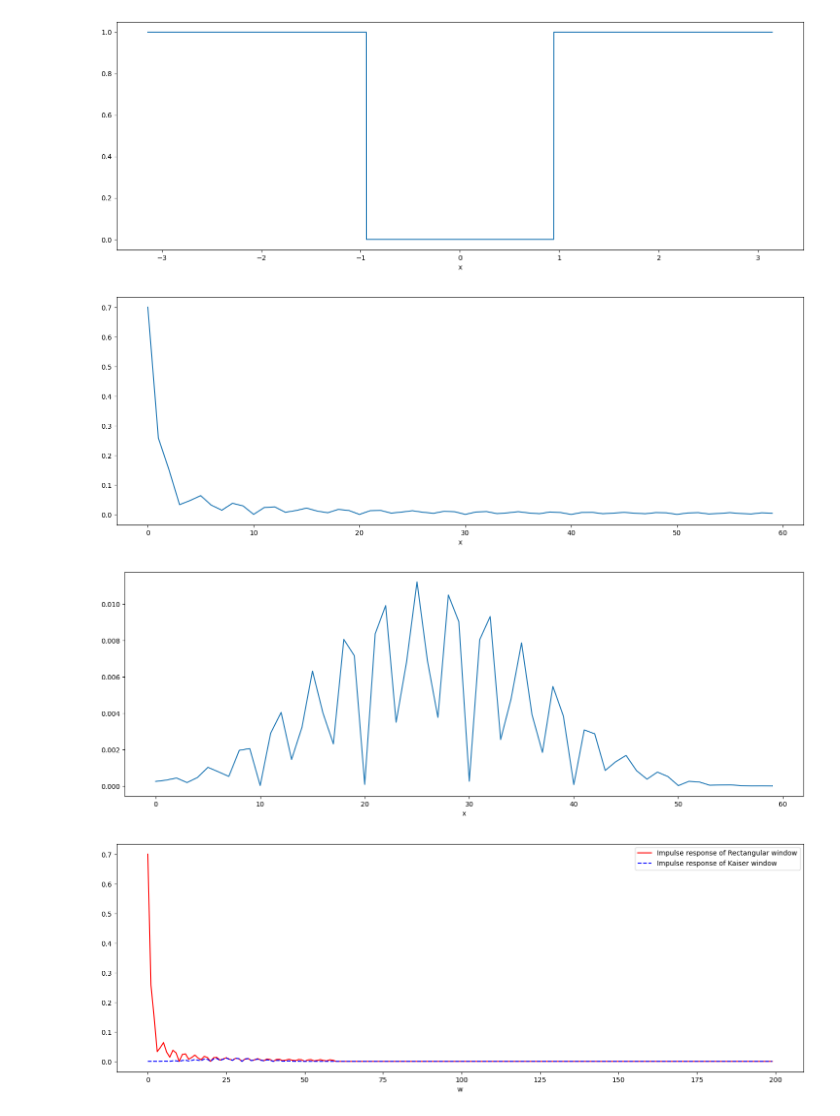
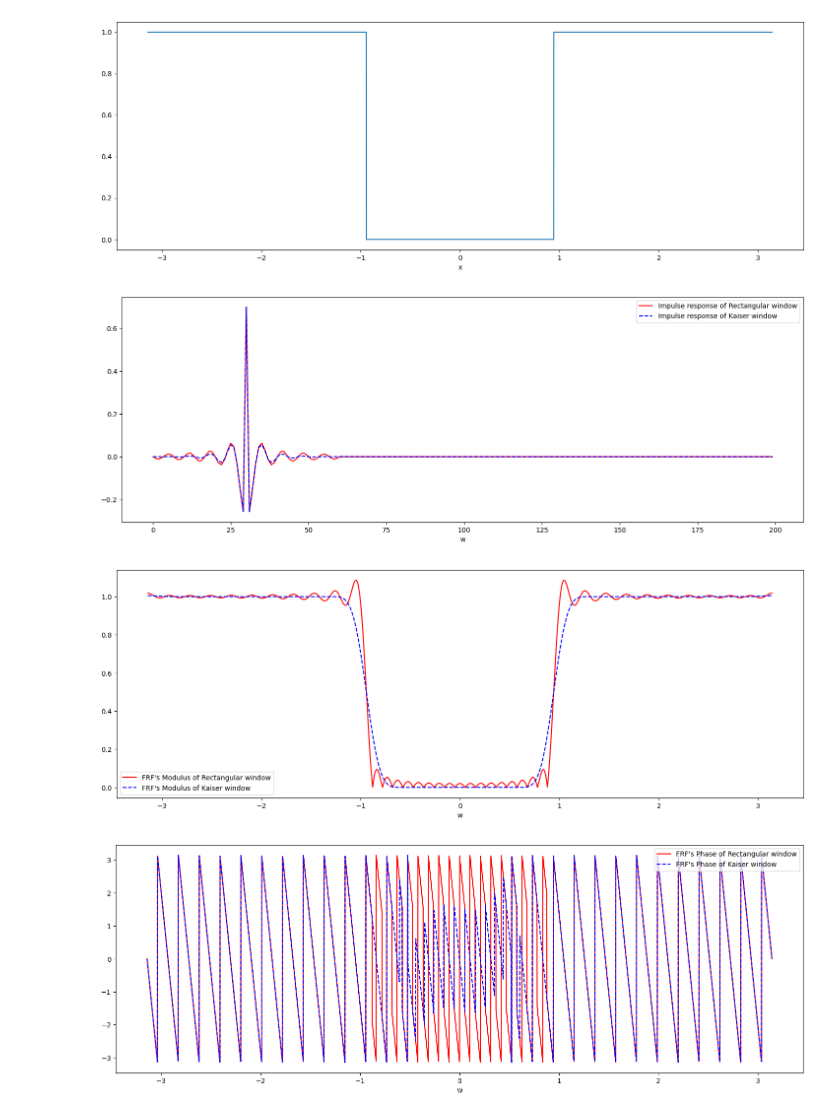
Before and after one commit to julyfun/dsp-lab3, a Jupyter notebook: t2.ipynb, the cells around one changed output. Drawn from its saved outputs; the diff is of its cells as text; code cells hidden in the pictures.

```diff
--- a/t2.ipynb
+++ b/t2.ipynb
@@ -45,6 +45,7 @@ def idtft_window(minn, maxn, dtft_func):
     return ns, hs # hs itself is causal
 
 ns, hs = idtft_window(-30, 30, low_pass_g)
+__draw(ns, hs)
 
 def filter(bz, x, L):
     ...
@@ -70,24 +71,23 @@ for j in range(len(test_n)):
     impulse_xs = np.array([1 + 0j])
     L = 200
     xs, ys = filter(bz, impulse_xs, L)
-    hs_plots = get_mod_pha_real_imag(ys)
-    plt.plot(np.arange(L), hs_plots[0], colors[j],label=f'Impulse response of window length {n}'),
+    plt.plot(np.arange(L), ys, colors[j],label=f'Impulse response of window length {n}'),
 plt.xlabel('w')
 plt.legend()
 fig.show()
 
-def h_value(bz, z: complex):
+def cap_h_value(bz, z: complex):
     num = sum([bz[i] * z ** (-i) for i in range(len(bz))])
     den = 1
     return num / den
 
 def frequency_response(bz):
     ws = np.linspace(-np.pi, np.pi, SAMPLE_N)
-    hs = np.array([h_value(bz, np.exp(1j * omega)) for omega in ws])
-    return ws, hs
+    cap_hs = np.array([cap_h_value(bz, np.exp(1j * omega)) for omega in ws])
+    return ws, cap_hs
 
 
-names = ['Modulus', 'Phase']
+prop_desc = ['Modulus', 'Phase']
 for i in range(2):
     fig = plt.figure(figsize=(18, 6))
     test_n = [30, 100]
@@ -96,9 +96,9 @@ for i in range(2):
         n = test_n[j]
         ns, hs = idtft_window(-n, n, low_pass_g)
         bz = hs
-        ws, hs = frequency_response(bz)
-        hs_plots = get_mod_pha_real_imag(hs)
-        plt.plot(ws, hs_plots[i], colors[j],label=f'FRF\'s {names[i]} of window length {n}'),
+        ws, cap_hs = frequency_response(bz)
+        hs_plots = get_mod_pha_real_imag(cap_hs)
+        plt.plot(ws, hs_plots[i], colors[j],label=f'FRF\'s {prop_desc[i]} of window length {n}'),
     plt.xlabel('w')
     plt.legend()
     fig.show()
@@ -116,14 +116,11 @@ def gen_pit(d, h):
 high_pass_g = gen_pit(W_C, 1)
 __draw(*discret_samples(high_pass_g, np.pi))
 
-WINDOW_N = 60
-ns, hs = idtft_window(0, WINDOW_N - 1, high_pass_g)
+WINDOW_N = 61
+ns, hs = idtft_window(-30, 30, high_pass_g)
 # print(hs)
 kaiser_hs = np.kaiser(WINDOW_N, beta=10) * hs
 window_names = ['Rectangular', 'Kaiser']
-
-__draw_ys(np.abs(hs))
-__draw_ys(np.abs(kaiser_hs))
 
 fig = plt.figure(figsize=(18, 6))
 colors = ['r-', 'b--']
@@ -132,9 +129,21 @@ for i in range(2):
     impulse_xs = np.array([1 + 0j])
     L = 200
     xs, ys = filter(bz, impulse_xs, L)
-    hs_plots = get_mod_pha_real_imag(ys)
-    plt.plot(np.arange(L), hs_plots[0], colors[i], label=f'Impulse response of {window_names[i]} window'),
+    plt.plot(np.arange(L), ys, colors[i], label=f'Impulse response of {window_names[i]} window'),
 plt.xlabel('w')
 plt.legend()
 fig.show()
+
+prop_desc = ['Modulus', 'Phase']
+for i in range(2):
+    fig = plt.figure(figsize=(18, 6))
+    colors = ['r-', 'b--']
+    for j in range(2):
+        bz = hs if j == 0 else kaiser_hs
+        ws, cap_hs = frequency_response(bz)
+        hs_plots = get_mod_pha_real_imag(cap_hs)
+        plt.plot(ws, hs_plots[i], colors[j], label=f'FRF\'s {prop_desc[i]} of {window_names[j]} window'),
+    plt.xlabel('w')
+    plt.legend()
+    fig.show()
 # %% [output]
@@ -158,4 +150,4 @@ fig.show()
 [figure]
-[figure, old version]
+[figure, new version]
-[figure, old version]
+[figure, new version]
-[figure, old version]
+[figure, new version]
```
Also changed, not shown: parts of 5 cells of this notebook, 16 other files.
